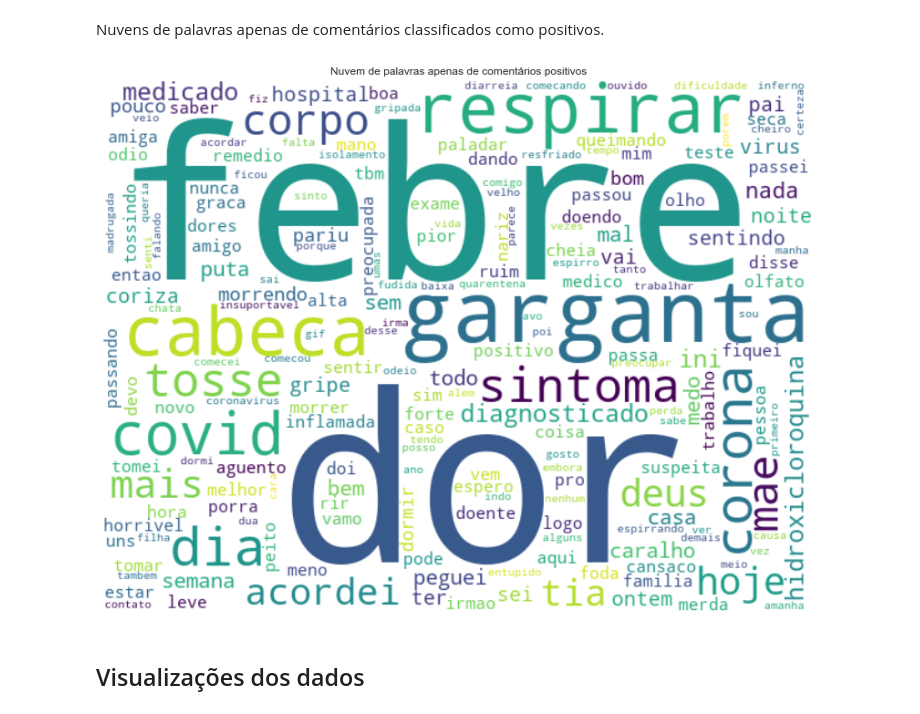
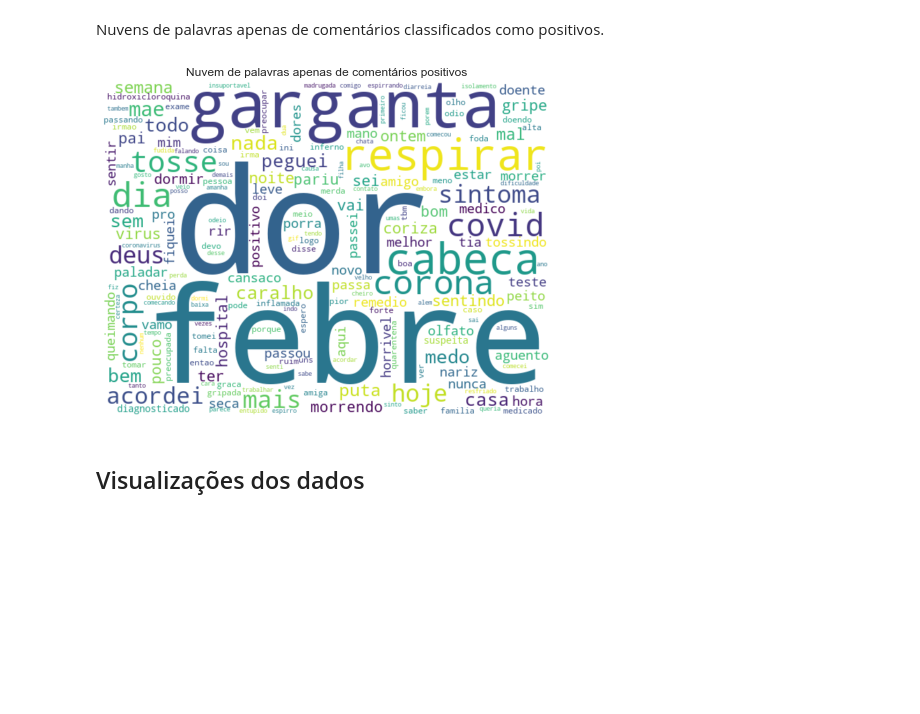
Before and after one commit to rdenadai/Covid19-Twitter-Tracker, a Jupyter notebook: code/notebooks/EDA.ipynb, the cells around one changed output. Saved outputs shown, nothing was run; the diff lists cells and outputs as text; code cells hidden in the pictures; blank space fills up the shorter version.

```diff
--- a/code/notebooks/EDA.ipynb
+++ b/code/notebooks/EDA.ipynb
@@ -35,8 +35,10 @@ covid_data = covid_data.groupby([covid_data["date"].dt.date]).sum().reset_index(
 # %%
 hashtags_ = pd.DataFrame(list(RawHashtagComments.select().dicts()))
 hashtags_ = hashtags_.drop(["hash"], axis=1)
+hashtags_["count"] = 1
 hashtags_["date"] = hashtags_['timestamp'].map(lambda x: datetime.strptime(x.strftime('%Y-%m-%d'), '%Y-%m-%d'))
 hashtags_ = hashtags_[hashtags_["date"] > pd.Timestamp(2020, 1, 1)]
+
 users_ = pd.DataFrame(list(UserLocation.select().dicts()))
 # %%
 # print(hashtags_.columns)
@@ -121,17 +126,17 @@ Nuvens de palavras apenas de comentários classificados como positivos.
 # %%
 wordcloud = WordCloud(
     width=640, height=480,
     background_color="white", collocations=False,
     stopwords=stp_words
 ).generate(frases_positivo)
 
-plt.figure(figsize=(14, 12))
+plt.figure(figsize=(8, 8))
 plt.title("Nuvem de palavras apenas de comentários positivos")
 plt.imshow(wordcloud, interpolation="bilinear")
 plt.axis("off")
 plt.show()
 # %% [output]
-[figure, old version]
+[figure, new version]
 # %% [markdown]
 ## Visualizações dos dados
 # %%
```
Also changed, not shown: parts of 7 cells of this notebook, 9 other files.
